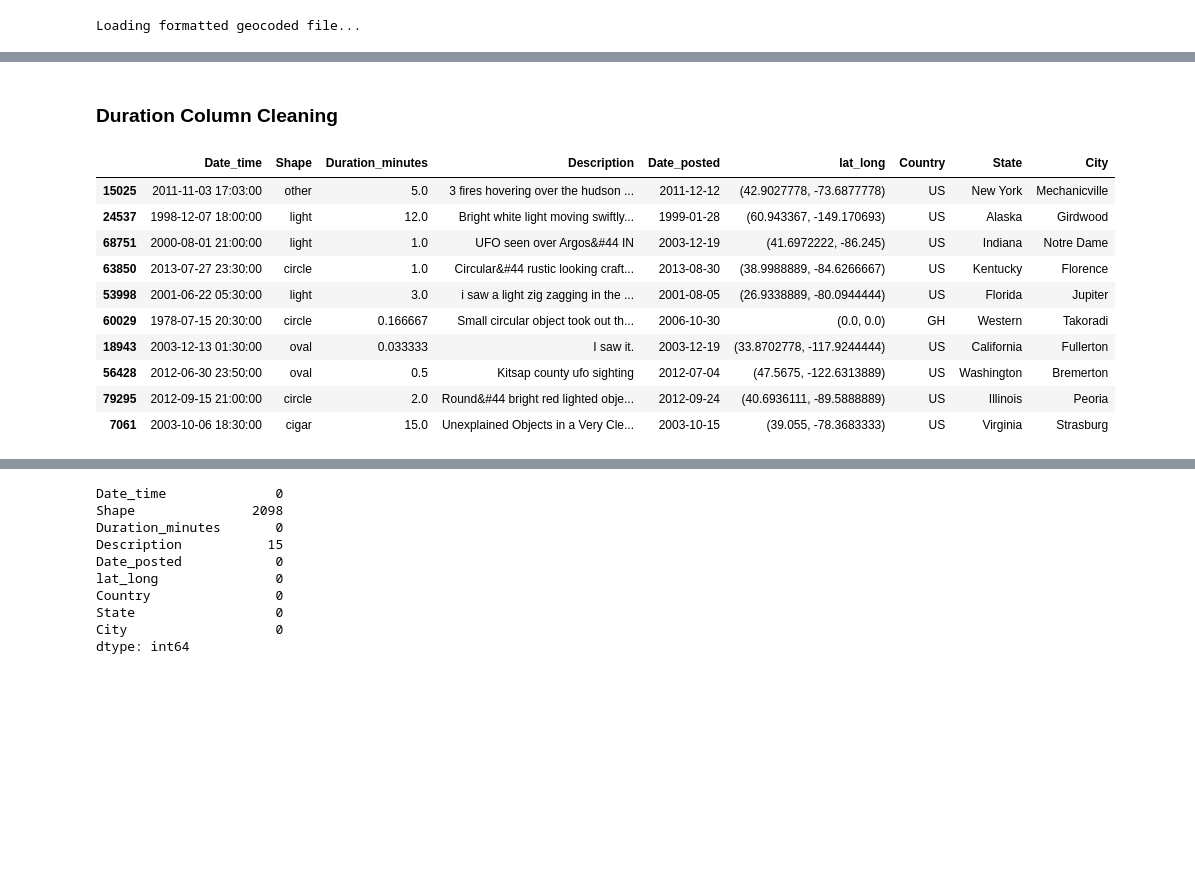
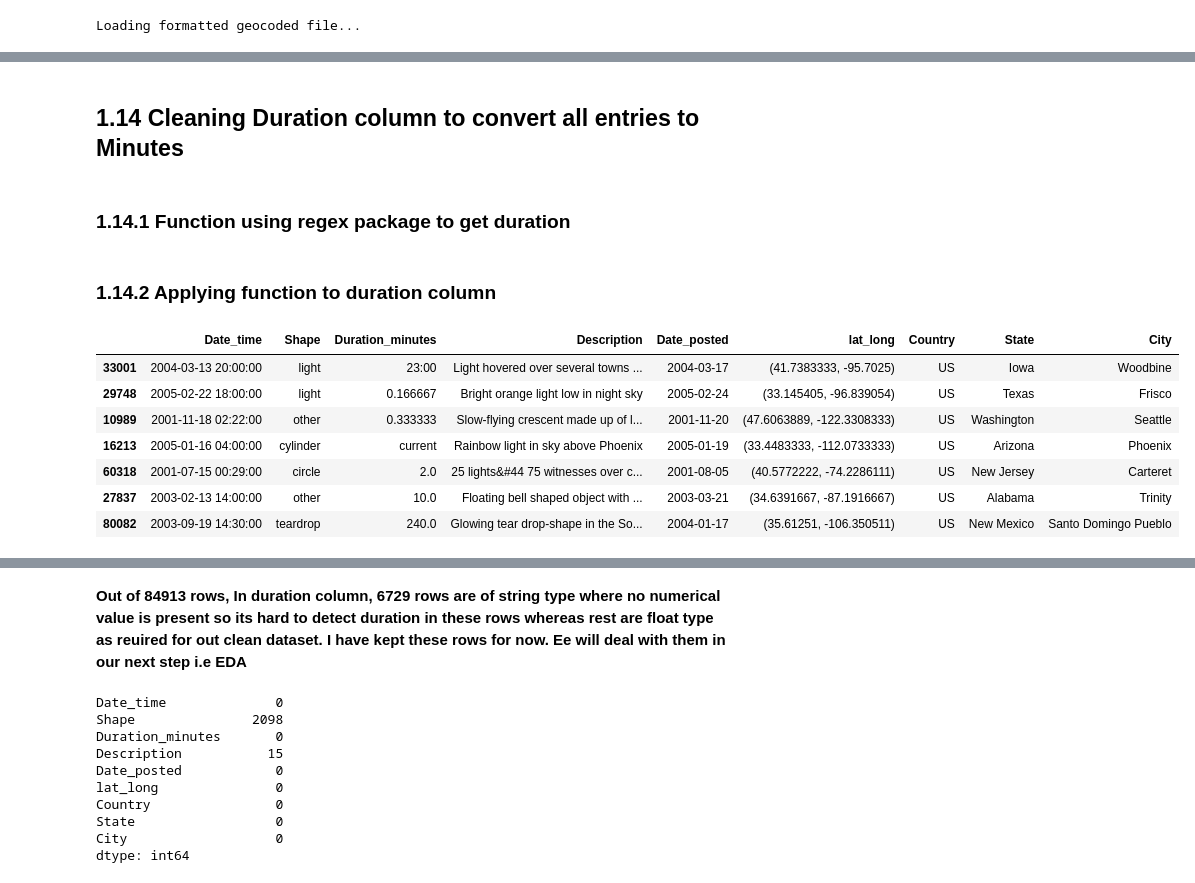
Before and after one commit to rajnavdeep/Capstone_2_UFO_Sightings, a Jupyter notebook: Capstone_2_UFO_Sightings_Data_Wrangling_Navdeep_Raj_final.ipynb, the cells around one changed output, grey strips where cells are left out. Cells and saved outputs as stored; diff of their text form; code cells hidden in the pictures; blank space fills up the shorter version.

```diff
--- a/Capstone_2_UFO_Sightings_Data_Wrangling_Navdeep_Raj_final.ipynb
+++ b/Capstone_2_UFO_Sightings_Data_Wrangling_Navdeep_Raj_final.ipynb
@@ -303,7 +359,9 @@ Data columns (total 9 columns):
 dtypes: datetime64[ns](2), object(7)
 memory usage: 5.8+ MB
 # %% [markdown]
-### Duration Column Cleaning
+## 1.14 Cleaning Duration column to convert all entries to Minutes<a id='1.14_Cleaning_Duration_column_to_convert_all_entries_to_Minutes'></a>
+# %% [markdown]
+### 1.14.1 Function using regex package to get duration<a id='1.14.1_Function_using_regex_package_to_get_duration'></a>
 # %%
 # Using regex package as re, trying to look for some patterns and converting it all into minutes
 # First Function is to check for type digit followed by unit: (/d+) (/w+)
@@ -332,22 +390,21 @@ def duration_clean(string):
     except:
         s = np.nan
     return string
+# %% [markdown]
+### 1.14.2 Applying function to duration column<a id='1.14.2_Applying_function_to_duration_column'></a>
 # %%
 ufo_b['Duration_minutes'] = ufo_b['Duration_minutes'].apply(duration_clean)
 # %%
-ufo_b.sample(10)
+ufo_b.sample(7)
 # %% [output]
 |  | Date_time | Shape | Duration_minutes | Description | Date_posted | lat_long | Country | State | City |
-| 15025 | 2011-11-03 17:03:00 | other | 5.0 | 3 fires hovering over the hudson ... | 2011-12-12 | (42.9027778, -73.6877778) | US | New York | Mechanicville |
-| 24537 | 1998-12-07 18:00:00 | light | 12.0 | Bright white light moving swiftly... | 1999-01-28 | (60.943367, -149.170693) | US | Alaska | Girdwood |
-| 68751 | 2000-08-01 21:00:00 | light | 1.0 | UFO seen over Argos&#44 IN | 2003-12-19 | (41.6972222, -86.245) | US | Indiana | Notre Dame |
-| 63850 | 2013-07-27 23:30:00 | circle | 1.0 | Circular&#44 rustic looking craft... | 2013-08-30 | (38.9988889, -84.6266667) | US | Kentucky | Florence |
-| 53998 | 2001-06-22 05:30:00 | light | 3.0 | i saw a light zig zagging in the ... | 2001-08-05 | (26.9338889, -80.0944444) | US | Florida | Jupiter |
-| 60029 | 1978-07-15 20:30:00 | circle | 0.166667 | Small circular object took out th... | 2006-10-30 | (0.0, 0.0) | GH | Western | Takoradi |
-| 18943 | 2003-12-13 01:30:00 | oval | 0.033333 | I saw it. | 2003-12-19 | (33.8702778, -117.9244444) | US | California | Fullerton |
-| 56428 | 2012-06-30 23:50:00 | oval | 0.5 | Kitsap county ufo sighting | 2012-07-04 | (47.5675, -122.6313889) | US | Washington | Bremerton |
-| 79295 | 2012-09-15 21:00:00 | circle | 2.0 | Round&#44 bright red lighted obje... | 2012-09-24 | (40.6936111, -89.5888889) | US | Illinois | Peoria |
-| 7061 | 2003-10-06 18:30:00 | cigar | 15.0 | Unexplained Objects in a Very Cle... | 2003-10-15 | (39.055, -78.3683333) | US | Virginia | Strasburg |
+| 33001 | 2004-03-13 20:00:00 | light | 23:00 | Light hovered over several towns ... | 2004-03-17 | (41.7383333, -95.7025) | US | Iowa | Woodbine |
+| 29748 | 2005-02-22 18:00:00 | light | 0.166667 | Bright orange light low in night sky | 2005-02-24 | (33.145405, -96.839054) | US | Texas | Frisco |
+| 10989 | 2001-11-18 02:22:00 | other | 0.333333 | Slow-flying crescent made up of l... | 2001-11-20 | (47.6063889, -122.3308333) | US | Washington | Seattle |
+| 16213 | 2005-01-16 04:00:00 | cylinder | current | Rainbow light in sky above Phoenix | 2005-01-19 | (33.4483333, -112.0733333) | US | Arizona | Phoenix |
+| 60318 | 2001-07-15 00:29:00 | circle | 2.0 | 25 lights&#44 75 witnesses over c... | 2001-08-05 | (40.5772222, -74.2286111) | US | New Jersey | Carteret |
+| 27837 | 2003-02-13 14:00:00 | other | 10.0 | Floating bell shaped object with ... | 2003-03-21 | (34.6391667, -87.1916667) | US | Alabama | Trinity |
+| 80082 | 2003-09-19 14:30:00 | teardrop | 240.0 | Glowing tear drop-shape in the So... | 2004-01-17 | (35.61251, -106.350511) | US | New Mexico | Santo Domingo Pueblo |
 # %%
 ufo_b[ufo_b['Duration_minutes'].apply(lambda x: isinstance(x, str))].info()
 # %% [output]
@@ -372,3 +427,7 @@ memory usage: 525.7+ KB
+# %% [markdown]
+<b> Out of 84913 rows, In duration column, 6729 rows are of string type where no numerical value is present
+so its hard to detect duration in these rows whereas rest are float type as reuired for out clean dataset.
+I have kept these rows for now. Ee will deal with them in our next step i.e EDA </b>
 # %%
 ufo_b.isnull().sum()
 # %% [output]
```
Also changed, not shown: parts of 50 cells of this notebook.
